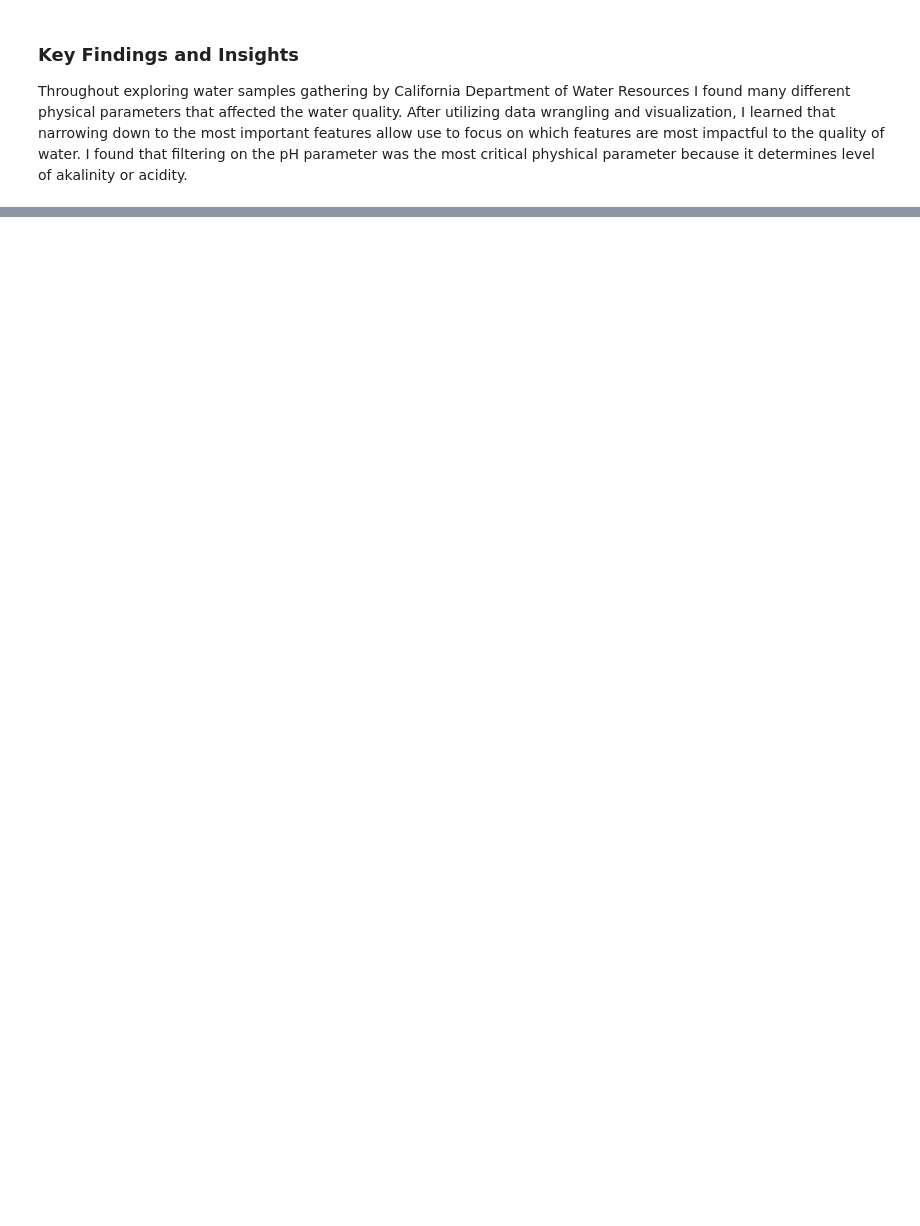
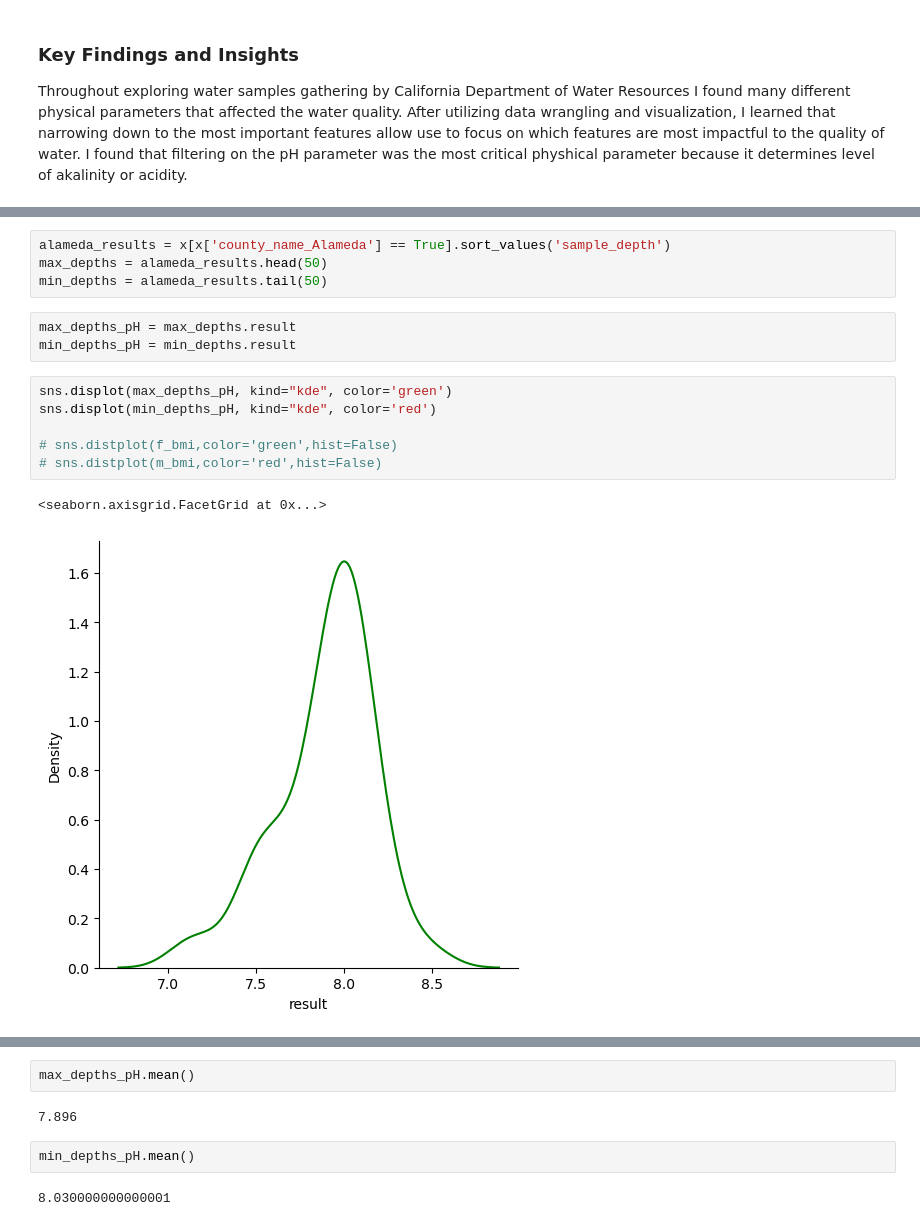
Before and after one commit to Jenkins1128/WaterQualityAnalysis, a Jupyter notebook: WaterQualityAnalysis.ipynb, the cells around one changed output, grey strips where cells are left out. Saved outputs shown, nothing was run; the diff lists cells and outputs as text; blank space fills up the shorter version.

```diff
--- a/WaterQualityAnalysis.ipynb
+++ b/WaterQualityAnalysis.ipynb
@@ -322,0 +345,16 @@ Throughout exploring water samples gathering by California Department of Water R
+# %%
+alameda_results = x[x['county_name_Alameda'] == True].sort_values('sample_depth')
+max_depths = alameda_results.head(50)
+min_depths = alameda_results.tail(50)
+# %%
+max_depths_pH = max_depths.result
+min_depths_pH = min_depths.result
+# %%
+sns.displot(max_depths_pH, kind="kde", color='green')
+sns.displot(min_depths_pH, kind="kde", color='red')
+
+# sns.distplot(f_bmi,color='green',hist=False)
+# sns.distplot(m_bmi,color='red',hist=False)
+# %% [output]
+<seaborn.axisgrid.FacetGrid at 0x...>
+[figure, added]
@@ -322,0 +362,8 @@ Throughout exploring water samples gathering by California Department of Water R
+# %%
+max_depths_pH.mean()
+# %% [output]
+7.896
+# %%
+min_depths_pH.mean()
+# %% [output]
+8.030000000000001
```
Also changed, not shown: parts of 24 cells of this notebook, 2 other files.
